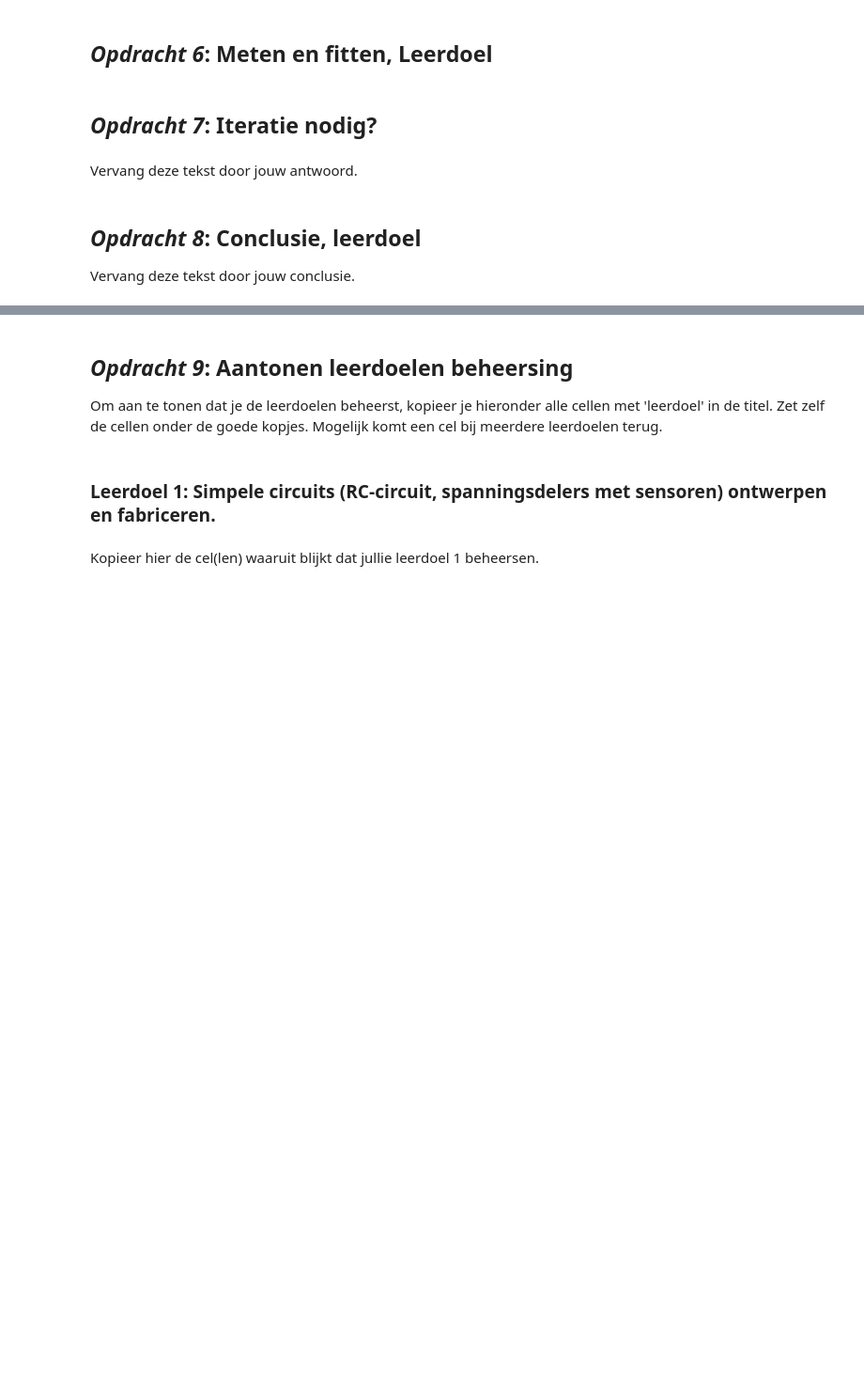
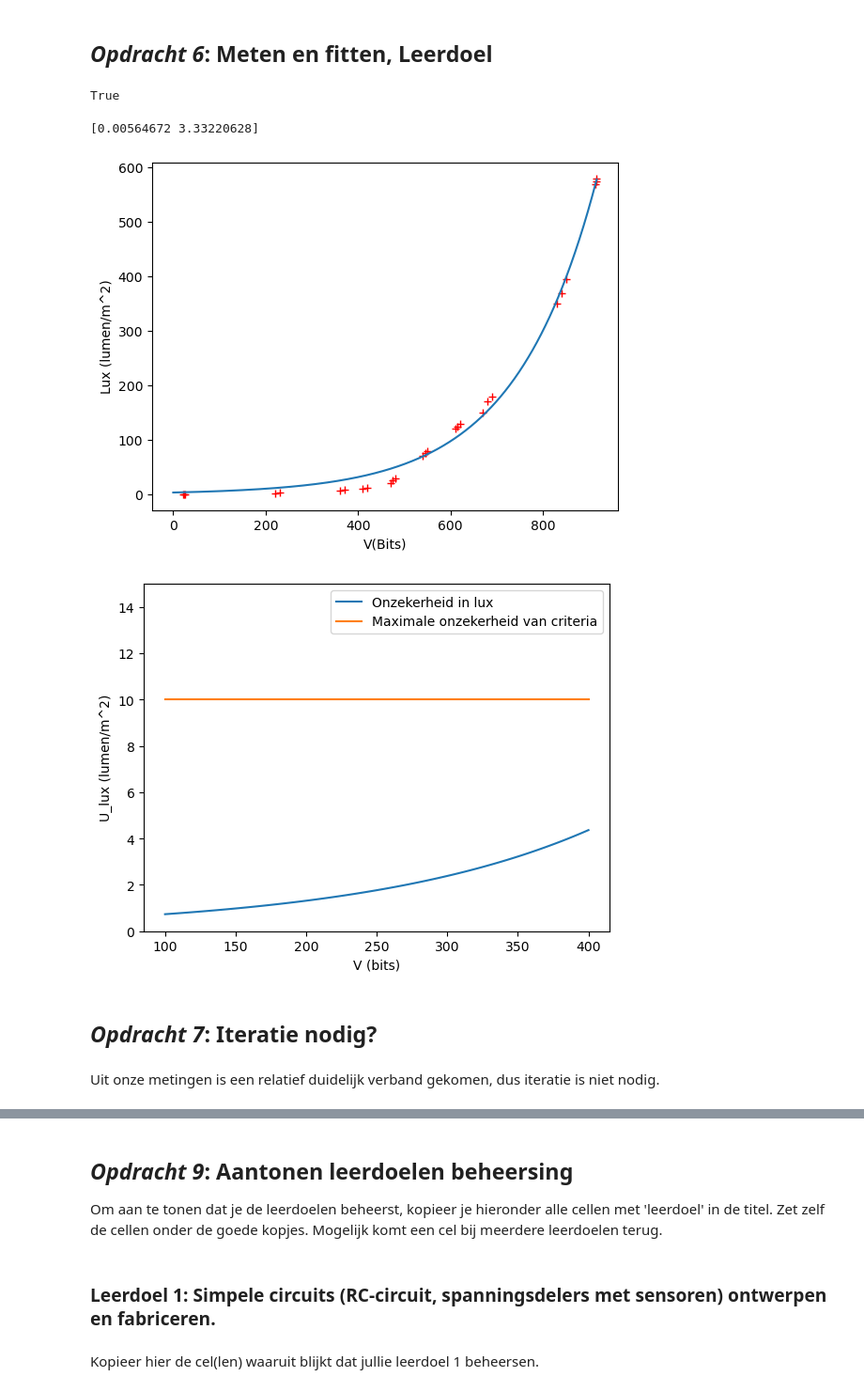
Before and after one commit to bramreekers-del/opdrachten-DEF-D, a Jupyter notebook: FysiekeOntwerpopdrachten/1KalibreerEenSensorDigitaalAnaloog/DEFOntwerpopdracht1KalibreerEenSensorInvulTemplate.ipynb, the cells around one changed output, grey strips where cells are left out. Shown at 94% size. Saved outputs shown, nothing was run; the diff lists cells and outputs as text; code cells hidden in the pictures; blank space fills up the shorter version.

```diff
--- a/FysiekeOntwerpopdrachten/1KalibreerEenSensorDigitaalAnaloog/DEFOntwerpopdracht1KalibreerEenSensorInvulTemplate.ipynb
+++ b/FysiekeOntwerpopdrachten/1KalibreerEenSensorDigitaalAnaloog/DEFOntwerpopdracht1KalibreerEenSensorInvulTemplate.ipynb
@@ -74,8 +89,68 @@ Licht kort toe wat er in de foto te zien is.
+# %%
+import numpy as np
+from scipy.optimize import curve_fit
+import matplotlib.pyplot as plt
+
+Bits = np.array([22,23,25,670,680,690,830,840,850,914,915,916,540,545,550,470,475,480,410,420,360,370,220,230,610,615,620])
+Lumen = np.array([0,0,0,150,170,180,350,370,395,570,575,580,70,75,80,20,25,30,11,12,7,8,1,3,120,125,130])
+
+print(len(Bits)==len(Lumen))
+
+# Zet hier jouw data in een voor jou handig formaat
+# %% [output]
+True
+# %%
+#curvefit, we fitten op basis van a * e**bx
+
+def f(invoer,a,b):
+    return b*(2.71**(invoer*a))
+
+var,cov = curve_fit(f,Bits,Lumen,p0=[0.0073,1.01])
+
+print(var)
+
+#plotten van de functie
+
+plt.figure()
+plt.plot(Bits,Lumen,"r+")
+
+bits2 = np.linspace(0, np.max(Bits), 1000)
+plt.plot(bits2,f(bits2,var[0],var[1]),label="Het gefitte verband")
+plt.xlabel("V(Bits)")
+plt.ylabel("Lux (lumen/m^2)")
+plt.show()
+
+
+u_a = np.sqrt(cov[0,0])
+u_b = np.sqrt(cov[1,1])
+
+# Foutpropagatie via calculusmethode op ieder punt (met bits als invoer en de onzekerheid op dat punt als uitvoer)
+
+def u_lumen(Bits):
+    df_da = var[1] * Bits * np.exp(var[0] * Bits)
+    df_db = np.exp(var[0] * Bits)
+    delta_f = np.sqrt((df_da * u_a)**2 + (df_db * u_b)**2)
+    return delta_f
+
+#plotten van de onzekerheid
+bits3 = np.linspace(100,400,100)
+
+def lijn(bits):
+    return bits*0 + 10
+
+plt.figure()
+plt.plot(bits3,u_lumen(bits3), label='Onzekerheid in lux')
+plt.plot(bits3,lijn(bits3), label='Maximale onzekerheid van criteria')
+plt.ylim(0,15)
+plt.xlabel("V (bits)")
+plt.ylabel("U_lux (lumen/m^2)")
+plt.legend()
+plt.show()
+# %% [output]
+[0.00564672 3.33220628]
+[figure, added]
+[figure, added]
 # %% [markdown]
 ## *Opdracht 7*: Iteratie nodig?
-# %% [markdown]
-Vervang deze tekst door jouw antwoord.
-# %% [markdown]
-## *Opdracht 8*: Conclusie, leerdoel
-
-Vervang deze tekst door jouw conclusie.
+# %% [markdown]
+Uit onze metingen is een relatief duidelijk verband gekomen, dus iteratie is niet nodig.
```
Also changed, not shown: parts of 13 cells of this notebook, 1 other file.
